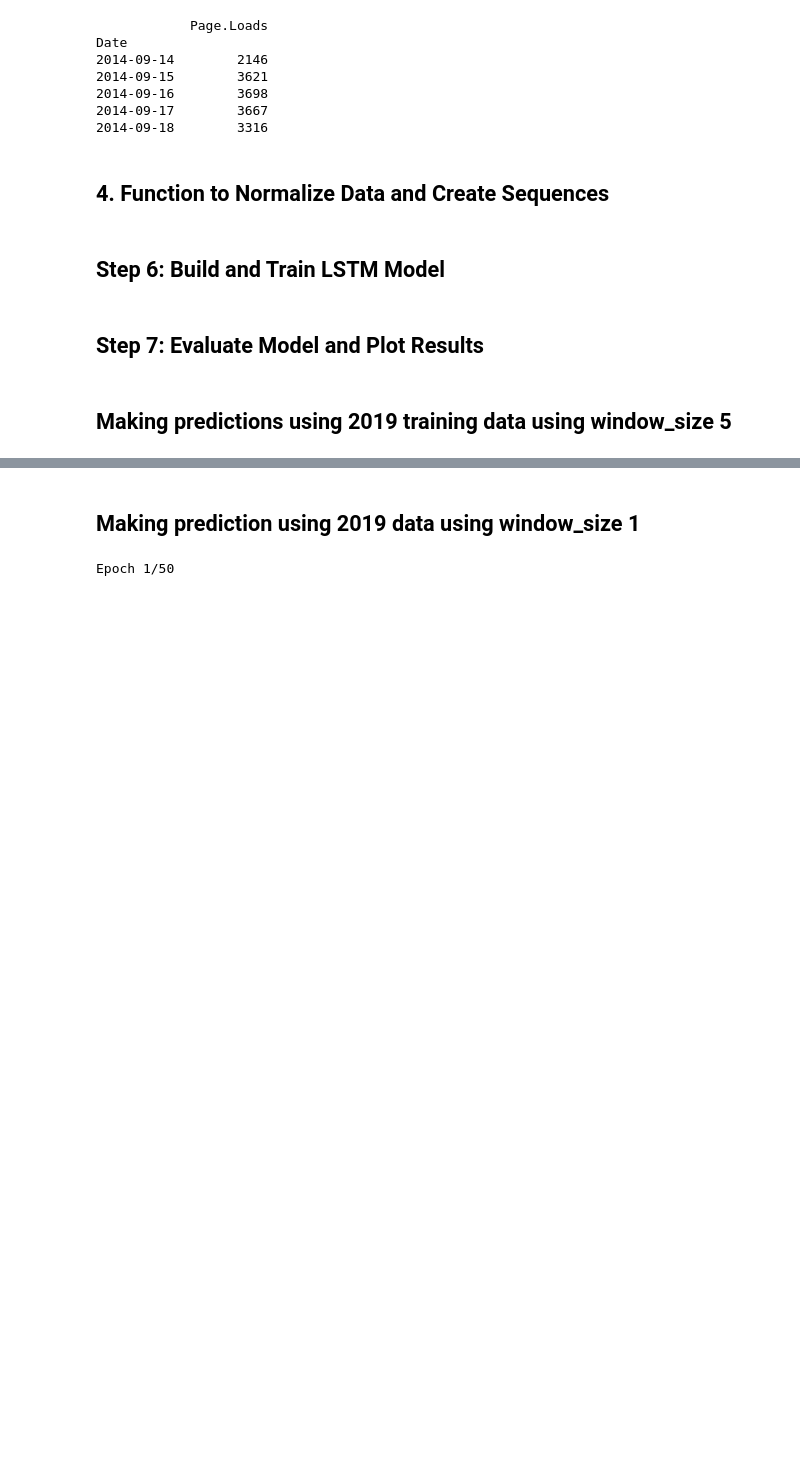
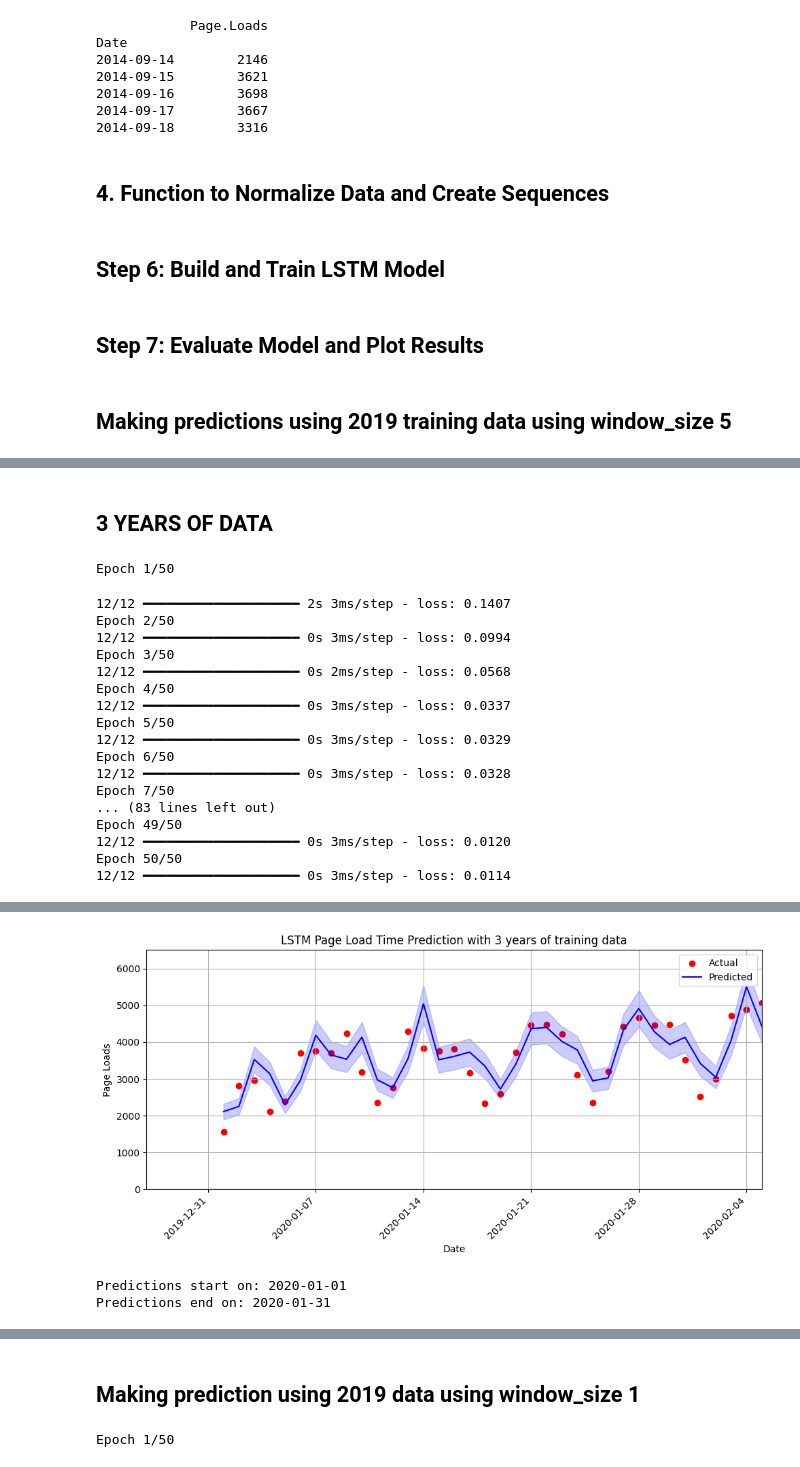
Before and after one commit to sebgro98/traffic-prediction, a Jupyter notebook: LSTM_Forecast.ipynb, the cells around one changed output, grey strips where cells are left out. Drawn from its saved outputs; the diff is of its cells as text; code cells hidden in the pictures; blank space fills up the shorter version.

```diff
--- a/LSTM_Forecast.ipynb
+++ b/LSTM_Forecast.ipynb
@@ -192,0 +320,60 @@ Predictions end on: 2020-01-31
+# %% [markdown]
+## 3 YEARS OF DATA
+# %%
+# Define window_size globally if not already done
+window_size = 5
+
+# Training data range
+training_start_date = '2017-01-01'
+training_end_date = '2017-12-26'
+date_time = '3 years';
+# Testing data range (needs to start from 5 days before to create the first prediction input)
+testing_start_date = '2019-12-27'  # To include data for sequence creation starting from 2020-01-01
+testing_end_date = '2020-02-05' # Extend to February 4th to predict January 31st
+
+# Prepare training data
+X_train, y_train = prepare_data(data, training_start_date, training_end_date, window_size, scaler)
+
+# Train the model
+model = train_model(X_train, y_train, window_size)
+
+# Prepare testing data
+X_test, y_test = prepare_data(data, testing_start_date, testing_end_date, window_size, scaler)
+
+# Predict on test data
+predicted_test = model.predict(X_test)
+predicted_test = scaler.inverse_transform(predicted_test)
+
+# Correctly get the actual values for the test period
+y_test_actual = data.loc[testing_start_date:testing_end_date, 'Page.Loads'][window_size:]
+
+# Plot predictions against actual values
+plot_predictions(data, y_test_actual.values, predicted_test, testing_start_date, testing_end_date, window_size, date_time)
+
+# The start date of the predictions will be window_size days after the testing_start_date
+prediction_start_date = pd.to_datetime(testing_start_date) + pd.DateOffset(days=window_size)
+# The end date will be the same offset applied to the testing_end_date
+prediction_end_date = pd.to_datetime(testing_end_date) - pd.DateOffset(days=window_size)
+
+# Print out the start and end dates of your predictions
+print(f"Predictions start on: {prediction_start_date.strftime('%Y-%m-%d')}")
+print(f"Predictions end on: {prediction_end_date.strftime('%Y-%m-%d')}")
+# %% [output]
+Epoch 1/50
+12/12 ━━━━━━━━━━━━━━━━━━━━ 2s 3ms/step - loss: 0.1407
+Epoch 2/50
+12/12 ━━━━━━━━━━━━━━━━━━━━ 0s 3ms/step - loss: 0.0994
+Epoch 3/50
+12/12 ━━━━━━━━━━━━━━━━━━━━ 0s 2ms/step - loss: 0.0568
+Epoch 4/50
+12/12 ━━━━━━━━━━━━━━━━━━━━ 0s 3ms/step - loss: 0.0337
+Epoch 5/50
+12/12 ━━━━━━━━━━━━━━━━━━━━ 0s 3ms/step - loss: 0.0329
+Epoch 6/50
+12/12 ━━━━━━━━━━━━━━━━━━━━ 0s 3ms/step - loss: 0.0328
+Epoch 7/50
+... (83 lines left out)
+Epoch 49/50
+12/12 ━━━━━━━━━━━━━━━━━━━━ 0s 3ms/step - loss: 0.0120
+Epoch 50/50
+12/12 ━━━━━━━━━━━━━━━━━━━━ 0s 3ms/step - loss: 0.0114
@@ -192,0 +381,3 @@ Predictions end on: 2020-01-31
+[figure, added]
+Predictions start on: 2020-01-01
+Predictions end on: 2020-01-31
```
Also changed, not shown: parts of 15 cells of this notebook, 1 other file.
